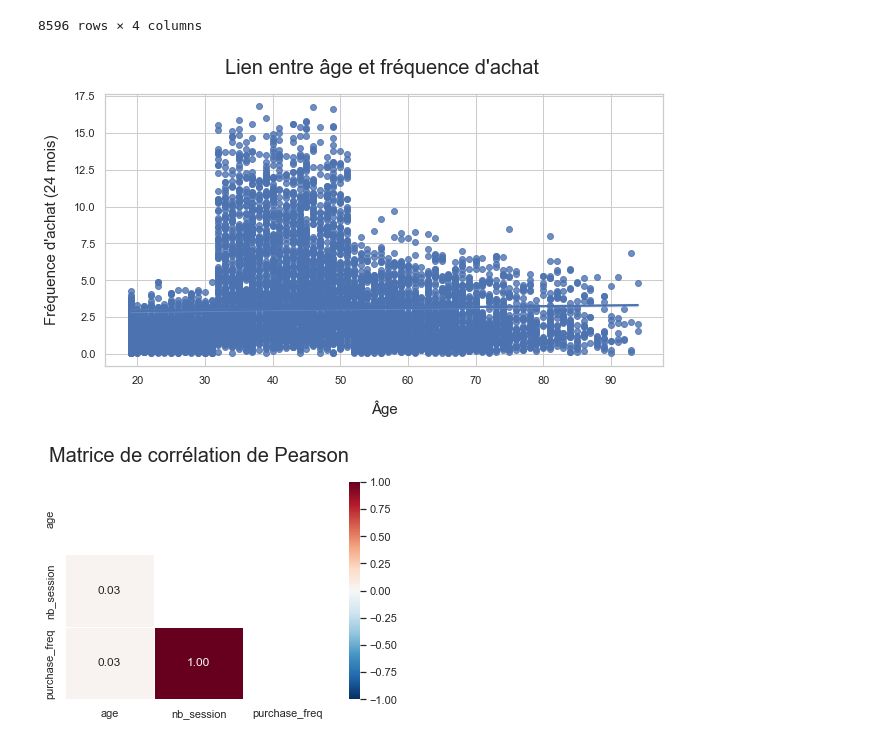
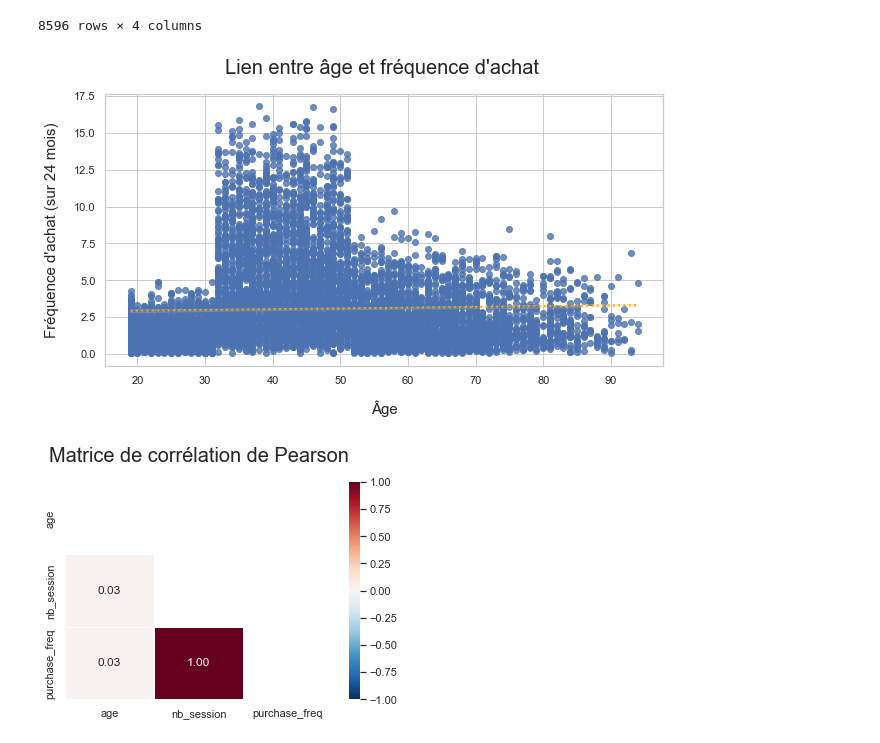
Before and after one commit to dumbor/P6---Analyse-de-ventes, a Jupyter notebook: Analysez les ventes d'une librairie.ipynb, the cells around one changed output. Drawn from its saved outputs; the diff is of its cells as text; code cells hidden in the pictures.

```diff
--- a/Analysez les ventes d'une librairie.ipynb
+++ b/Analysez les ventes d'une librairie.ipynb
@@ -1931,17 +1931,17 @@ age_purchase_freq
 8596 rows × 4 columns
 # %%
 plt.subplots(figsize=(10,5))
-sns.regplot(x=age_purchase_freq["age"], y=age_purchase_freq["purchase_freq"])
+sns.regplot(x=age_purchase_freq["age"], y=age_purchase_freq["purchase_freq"],line_kws={'lw': 2, 'color': 'orange','linestyle':':'})
 
 plt.xlabel("Âge", fontsize = 15, labelpad=15)
-plt.ylabel("Fréquence d'achat (24 mois)", fontsize = 15, labelpad=15)
+plt.ylabel("Fréquence d'achat (sur 24 mois)", fontsize = 15, labelpad=15)
 plt.title("Lien entre âge et fréquence d'achat ", fontsize = 20,loc='center', pad=20)
 
-plt.savefig("img/relationAgePurchaseFreq.png", dpi=200)
+plt.savefig("img/relationAgePurchaseFreq.png", dpi=200,  bbox_inches="tight")
 
 plt.show()
 # %% [output]
-[figure, old version]
+[figure, new version]
 # %%
 mask = np.triu(np.ones_like(age_purchase_freq.corr(),dtype=bool))
 
```
Also changed, not shown: parts of 6 cells of this notebook.
